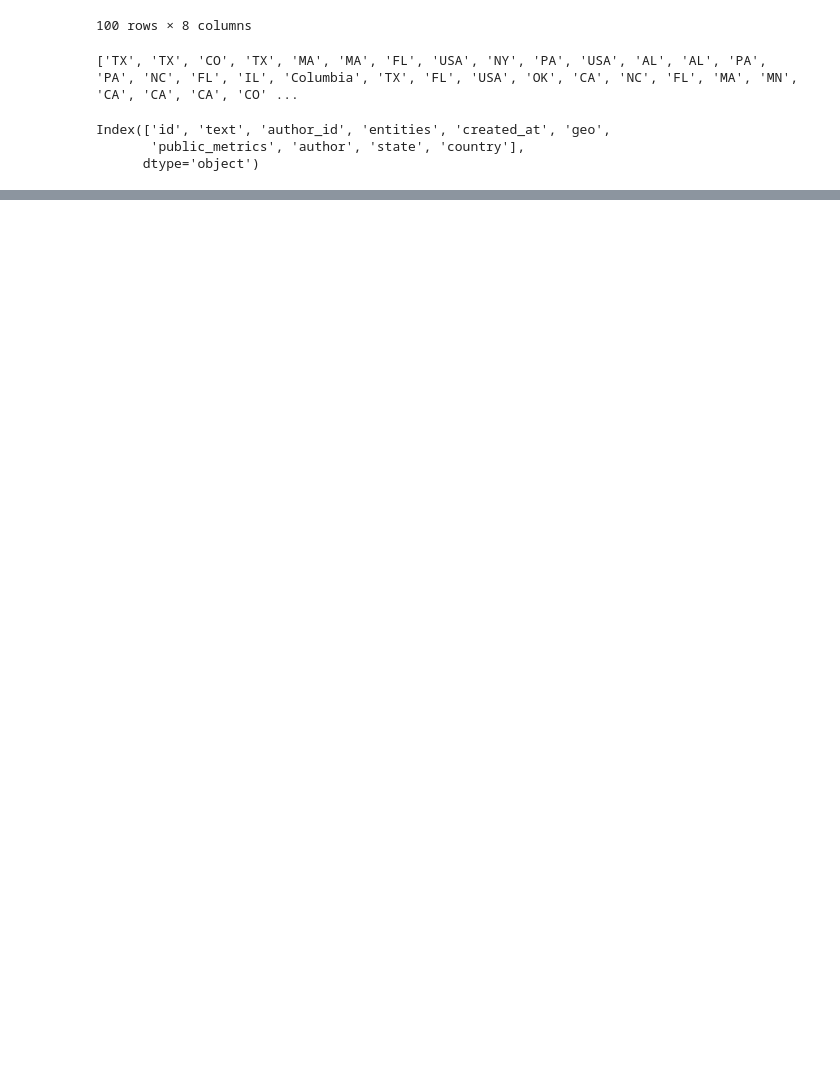
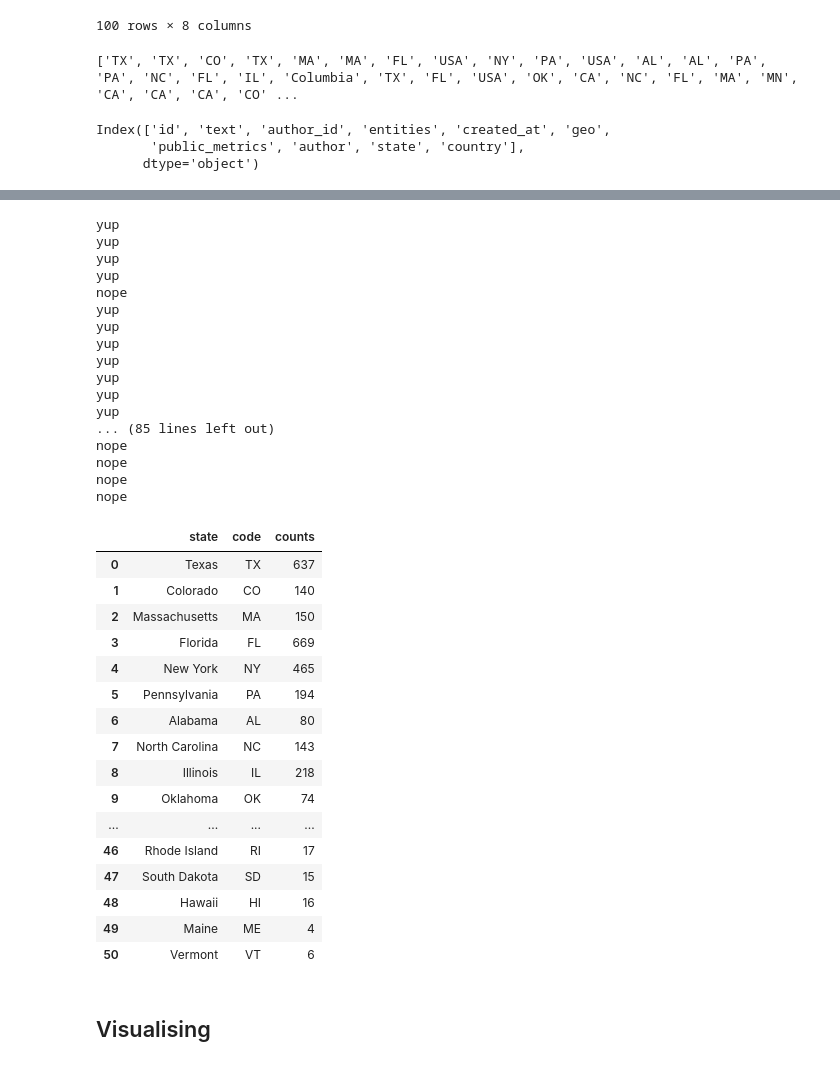
Before and after one commit to THE-COB/BabyFormula, a Jupyter notebook: soham_notebook.ipynb, the cells around one changed output, grey strips where cells are left out. Cells and saved outputs as stored; diff of their text form; code cells hidden in the pictures; blank space fills up the shorter version.

```diff
--- a/soham_notebook.ipynb
+++ b/soham_notebook.ipynb
@@ -193,3 +193,6 @@ print(geo_tweets.columns)
 Index(['id', 'text', 'author_id', 'entities', 'created_at', 'geo',
        'public_metrics', 'author', 'state', 'country'],
       dtype='object')
+# %%
+df = pd.read_csv("data/baby_formula_geo_statewise.csv")
+df.head()
@@ -195,0 +215,16 @@ Index(['id', 'text', 'author_id', 'entities', 'created_at', 'geo',
+# %%
+def CountFrequency(my_list):
+
+    # Creating an empty dictionary
+    freq = {}
+    for item in my_list:
+        if (item in freq):
+            freq[item] += 1
+        else:
+            freq[item] = 1
+
+    return freq
+
+states = list(df['state'])
+freq_states = CountFrequency(states)
+#print(CountFrequency(states))
@@ -195,0 +326,57 @@ Index(['id', 'text', 'author_id', 'entities', 'created_at', 'geo',
+# %%
+codes = list(df_freq.index)
+counts = list(df_freq.iloc[:,0])
+state = []
+state_code = []
+count = []
+for i in range(len(codes)):
+    if codes[i] in states.keys():
+        print("yup")
+        state.append(states[codes[i]])
+        state_code.append(codes[i])
+        count.append(counts[i])
+    else:
+        print("nope")
+
+#print(state)
+#print(state_code)
+#print(count)
+
+df_viz = pd.DataFrame(list(zip(state, state_code,count)),
+               columns =['state', 'code', 'counts'])
+df_viz
+# %% [output]
+yup
+yup
+yup
+yup
+nope
+yup
+yup
+yup
+yup
+yup
+yup
+yup
+... (85 lines left out)
+nope
+nope
+nope
+nope
+|  | state | code | counts |
+| 0 | Texas | TX | 637 |
+| 1 | Colorado | CO | 140 |
+| 2 | Massachusetts | MA | 150 |
+| 3 | Florida | FL | 669 |
+| 4 | New York | NY | 465 |
+| 5 | Pennsylvania | PA | 194 |
+| 6 | Alabama | AL | 80 |
+| 7 | North Carolina | NC | 143 |
+| 8 | Illinois | IL | 218 |
+| 9 | Oklahoma | OK | 74 |
+| ... | ... | ... | ... |
+| 46 | Rhode Island | RI | 17 |
+| 47 | South Dakota | SD | 15 |
+| 48 | Hawaii | HI | 16 |
+| 49 | Maine | ME | 4 |
+| 50 | Vermont | VT | 6 |
@@ -195,0 +386,2 @@ Index(['id', 'text', 'author_id', 'entities', 'created_at', 'geo',
+# %% [markdown]
+## Visualising
```
Also changed, not shown: parts of 16 cells of this notebook, 8 other files.
